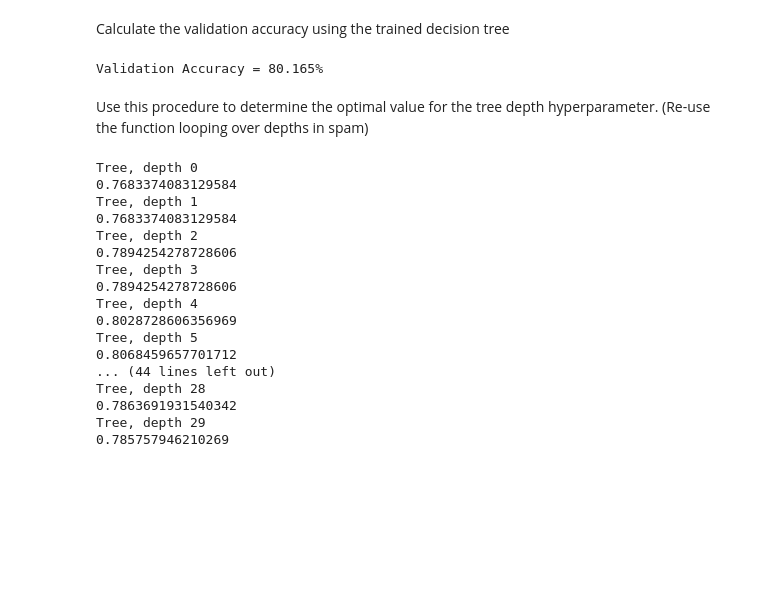
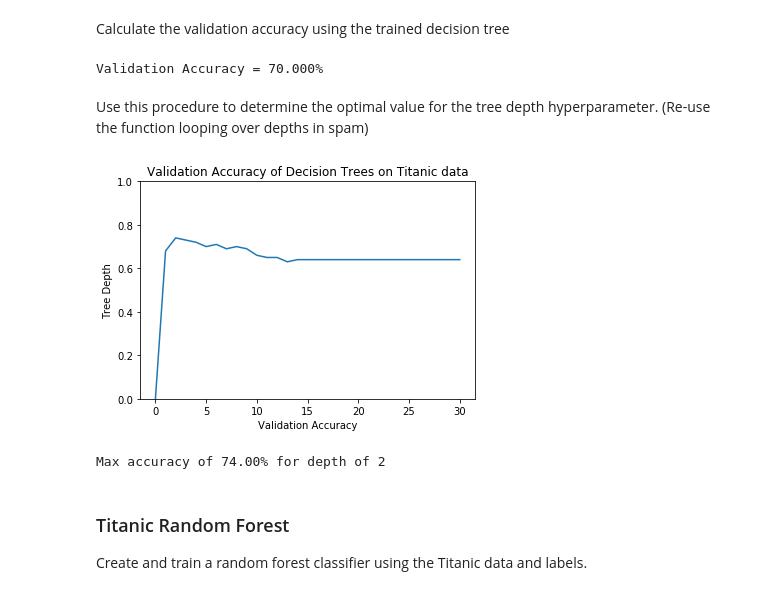
Before and after one commit to mitchnegus/CS289_mnegus, a Jupyter notebook: HW05/Code/CS289A_HW05_prob4.ipynb, the cells around one changed output. Drawn from its saved outputs; the diff is of its cells as text; code cells hidden in the pictures; blank space fills up the shorter version.

```diff
--- a/HW05/Code/CS289A_HW05_prob4.ipynb
+++ b/HW05/Code/CS289A_HW05_prob4.ipynb
@@ -181,16 +268,16 @@ Calculate decision tree and random forest training/validation accuracies for the
 Begin by importing (preprocessed) data, shuffling, and separating into training and validation sets.
 # %%
 # Import
-TITADAT_PATH = "Data/census_traindata_vec.csv"
-TITALBL_PATH = "Data/census_traindata_lbl.csv"
-TITATST_PATH = "Data/census_testdata_vec.csv"
+TITADAT_PATH = "Data/titanic_traindata_vec.csv"
+TITALBL_PATH = "Data/titanic_traindata_lbl.csv"
+TITATST_PATH = "Data/titanic_testdata_vec.csv"
 
 titanic_data = np.genfromtxt(BASE_DIR+TITADAT_PATH,delimiter=',')
-titanic_labels = np.genfromtxt(BASE_DIR+CENSLBL_PATH,delimiter=',')
-titanic_test = np.genfromtxt(BASE_DIR+CENSTST_PATH,delimiter=',')
+titanic_labels = np.genfromtxt(BASE_DIR+TITALBL_PATH,delimiter=',')
+titanic_test = np.genfromtxt(BASE_DIR+TITATST_PATH,delimiter=',')
 # %%
 # Shuffle
-titanic_labels = np.reshape(census_labels,(len(census_labels),1))
+titanic_labels = np.reshape(titanic_labels,(len(titanic_labels),1))
 titanicdata, titaniclabels = ut.shuffle_data(titanic_data,titanic_labels)
 # %%
 # Separate
@@ -210,35 +297,19 @@ Calculate the validation accuracy using the trained decision tree
 titanicpredictions = titanic_DTclassifier.predict(titanicvaldata)
 # %%
 titanicvalAcc = ut.val_accuracy(titanicpredictions,titanicvallabels)
-
-print('Validation Accuracy = %.3f%%'%(100*censusvalAcc))
+print('Validation Accuracy = %.3f%%'%(100*titanicvalAcc))
 # %% [output]
-Validation Accuracy = 80.165%
+Validation Accuracy = 70.000%
 # %% [markdown]
 Use this procedure to determine the optimal value for the tree depth hyperparameter. (Re-use the function looping over depths in spam)
-# %%
-depthAcc = []
-for depth in range(30):
-    print('Tree, depth',depth)
-    titanicDT_Acc = testdepth(depth,titanictraindata,titanictrainlabels,titanicvaldata,titanicvallabels)
-    depthAcc.append([depth,titanicDT_Acc])
-    print(titanicDT_Acc)
-# %% [output]
-Tree, depth 0
-0.7683374083129584
-Tree, depth 1
-0.7683374083129584
-Tree, depth 2
-0.7894254278728606
-Tree, depth 3
-0.7894254278728606
-Tree, depth 4
-0.8028728606356969
-Tree, depth 5
-0.8068459657701712
-... (44 lines left out)
-Tree, depth 28
-0.7863691931540342
-Tree, depth 29
-0.785757946210269
+# %%
+maxdepth = 30
+depthstep = 1
+# %%
+titanicDT_Accs=testdepths('DT',titanictraindata,titanictrainlabels,titanicvaldata,titanicvallabels,maxdepth,depthstep)
+# %%
+plotdepthAccs(titanicDT_Accs,'Validation Accuracy of Decision Trees on Titanic data')
+# %% [output]
+[figure, added]
+Max accuracy of 74.00% for depth of 2
 # %%
@@ -247,3 +324,7 @@ ids = np.arange(1,len(titanicDTpredictions)+1)
 titanicpredictions_csv = np.concatenate(([ids],[titanicDTpredictions]),axis=0).T
 # %%
 np.savetxt(BASE_DIR+'titanic_testpredictions.csv',titanicpredictions_csv,fmt='%i',delimiter=',',header='Id,Category',comments='')
+# %% [markdown]
+### Titanic Random Forest
+
+Create and train a random forest classifier using the Titanic data and labels.
```
Also changed, not shown: parts of 66 cells of this notebook, 3 other files.
